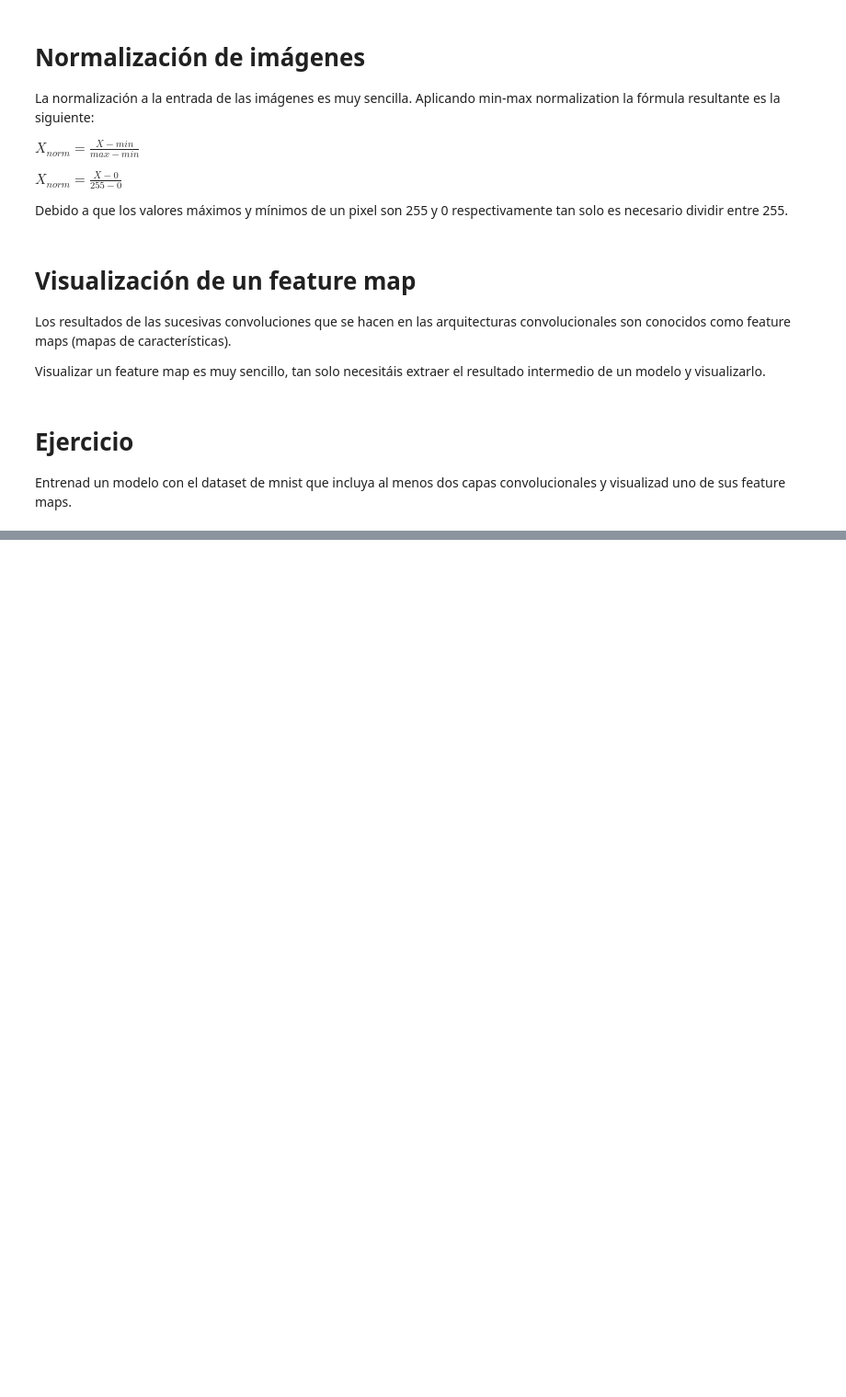
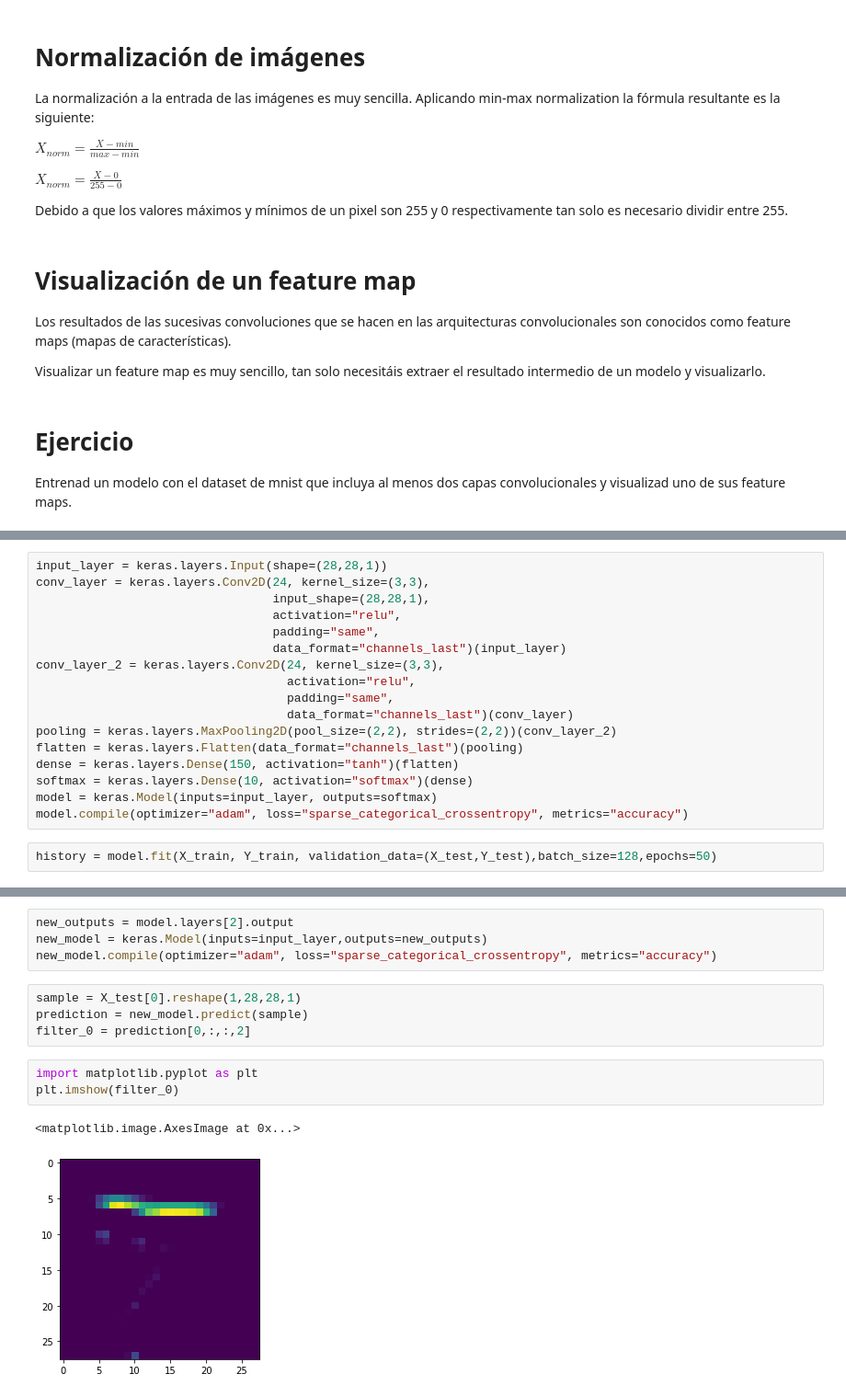
Before and after one commit to MarioAlmela/IDAL_MIA3, a Jupyter notebook: computer_vision_2_part2.ipynb, the cells around one changed output, grey strips where cells are left out. Shown at 92% size. Saved outputs shown, nothing was run; the diff lists cells and outputs as text; blank space fills up the shorter version.

```diff
--- a/computer_vision_2_part2.ipynb
+++ b/computer_vision_2_part2.ipynb
@@ -808,0 +816,19 @@ NameError: ignored
+# %%
+input_layer = keras.layers.Input(shape=(28,28,1))
+conv_layer = keras.layers.Conv2D(24, kernel_size=(3,3),
+                                 input_shape=(28,28,1),
+                                 activation="relu",
+                                 padding="same",
+                                 data_format="channels_last")(input_layer)
+conv_layer_2 = keras.layers.Conv2D(24, kernel_size=(3,3),
+                                   activation="relu",
+                                   padding="same",
+                                   data_format="channels_last")(conv_layer)
+pooling = keras.layers.MaxPooling2D(pool_size=(2,2), strides=(2,2))(conv_layer_2)
+flatten = keras.layers.Flatten(data_format="channels_last")(pooling)
+dense = keras.layers.Dense(150, activation="tanh")(flatten)
+softmax = keras.layers.Dense(10, activation="softmax")(dense)
+model = keras.Model(inputs=input_layer, outputs=softmax)
+model.compile(optimizer="adam", loss="sparse_categorical_crossentropy", metrics="accuracy")
+# %%
+history = model.fit(X_train, Y_train, validation_data=(X_test,Y_test),batch_size=128,epochs=50)
@@ -808,0 +853,14 @@ NameError: ignored
+# %%
+new_outputs = model.layers[2].output
+new_model = keras.Model(inputs=input_layer,outputs=new_outputs)
+new_model.compile(optimizer="adam", loss="sparse_categorical_crossentropy", metrics="accuracy")
+# %%
+sample = X_test[0].reshape(1,28,28,1)
+prediction = new_model.predict(sample)
+filter_0 = prediction[0,:,:,2]
+# %%
+import matplotlib.pyplot as plt
+plt.imshow(filter_0)
+# %% [output]
+<matplotlib.image.AxesImage at 0x...>
+[figure, added]
```
Also changed, not shown: parts of 5 cells of this notebook.
